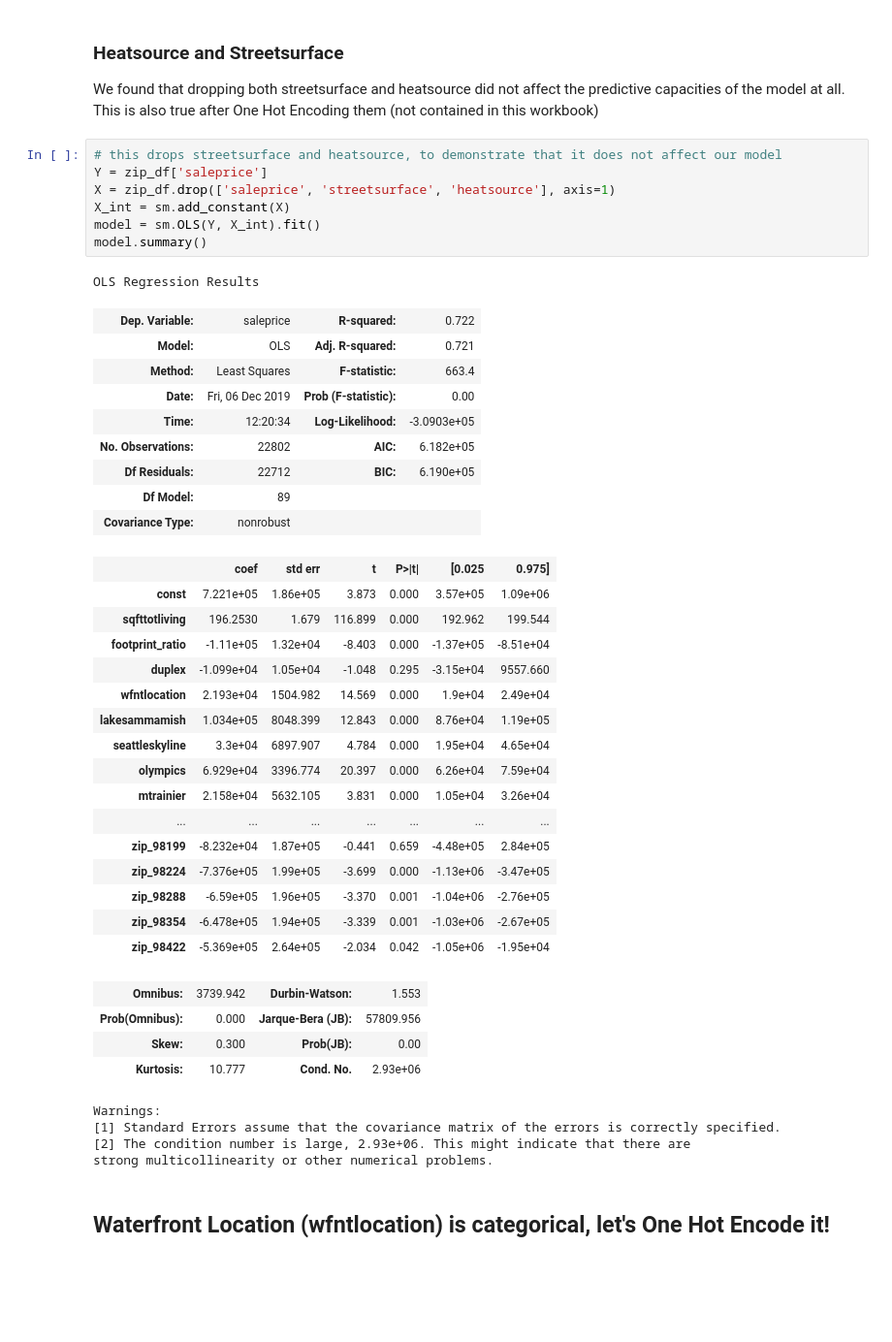
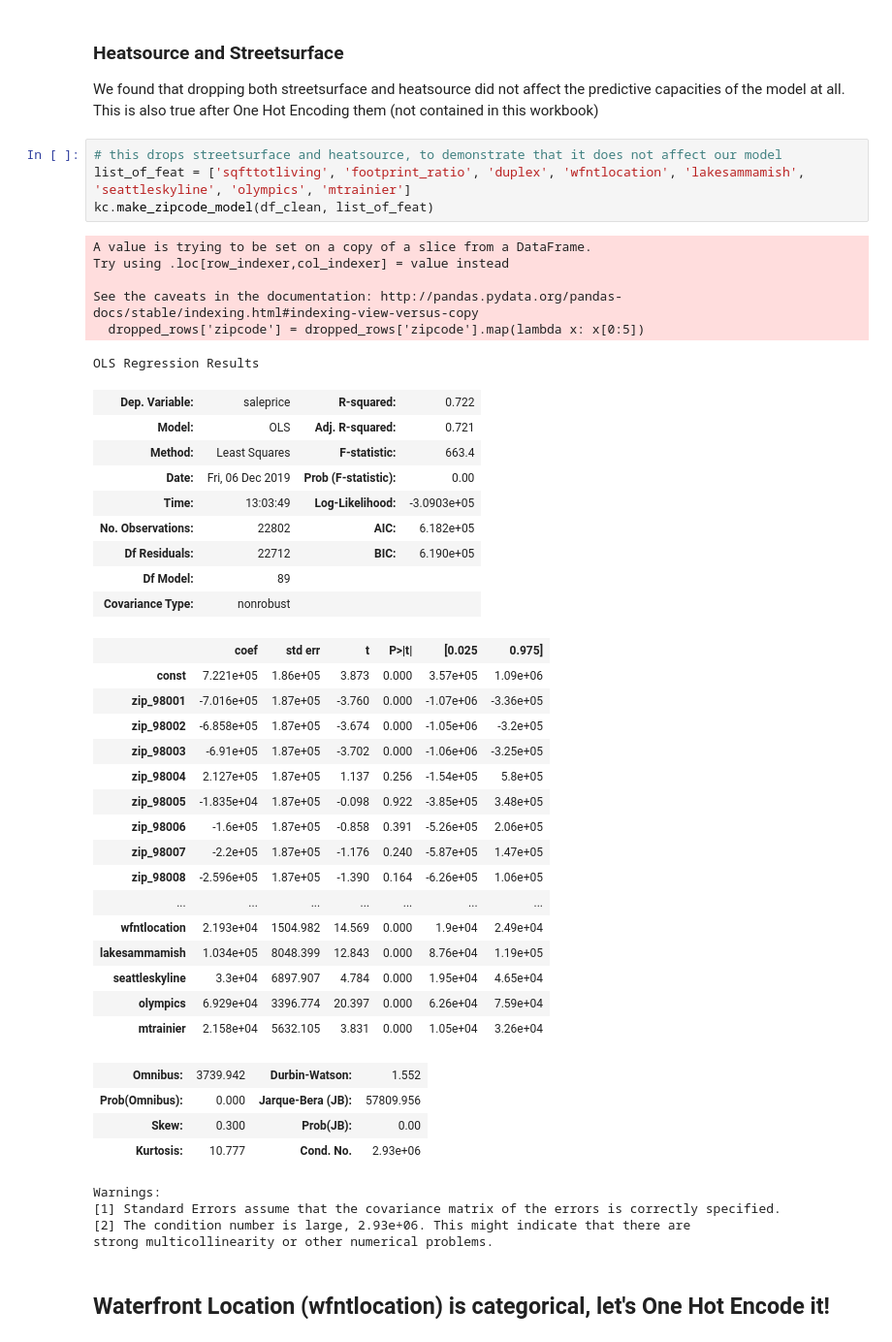
Before and after one commit to aabrahamson3/king-county-housing, a Jupyter notebook: notebooks/exploratory/EDA_Final.ipynb, the cells around one changed output. Shown at 97% size. Cells and saved outputs as stored; diff of their text form; blank space fills up the shorter version.

```diff
--- a/notebooks/exploratory/EDA_Final.ipynb
+++ b/notebooks/exploratory/EDA_Final.ipynb
@@ -341,45 +330,47 @@ We found that dropping both streetsurface and heatsource did not affect the pred
 at all. This is also true after One Hot Encoding them (not contained in this workbook)
 # %%
 # this drops streetsurface and heatsource, to demonstrate that it does not affect our model
-Y = zip_df['saleprice']
-X = zip_df.drop(['saleprice', 'streetsurface', 'heatsource'], axis=1)
-X_int = sm.add_constant(X)
-model = sm.OLS(Y, X_int).fit()
-model.summary()
+list_of_feat = ['sqfttotliving', 'footprint_ratio', 'duplex', 'wfntlocation', 'lakesammamish', 'seattleskyline', 'olympics', 'mtrainier']
+kc.make_zipcode_model(df_clean, list_of_feat)
 # %% [output]
-OLS Regression Results
+A value is trying to be set on a copy of a slice from a DataFrame.
+Try using .loc[row_indexer,col_indexer] = value instead
+
+See the caveats in the documentation: http://pandas.pydata.org/pandas-docs/stable/indexing.html#indexing-view-versus-copy
+  dropped_rows['zipcode'] = dropped_rows['zipcode'].map(lambda x: x[0:5])
+OLS Regression Results
 | Dep. Variable: | saleprice | R-squared: | 0.722 |
 | Model: | OLS | Adj. R-squared: | 0.721 |
 | Method: | Least Squares | F-statistic: | 663.4 |
 | Date: | Fri, 06 Dec 2019 | Prob (F-statistic): | 0.00 |
-| Time: | 12:20:34 | Log-Likelihood: | -3.0903e+05 |
+| Time: | 13:03:49 | Log-Likelihood: | -3.0903e+05 |
 | No. Observations: | 22802 | AIC: | 6.182e+05 |
 | Df Residuals: | 22712 | BIC: | 6.190e+05 |
 | Df Model: | 89 |  |  |
 | Covariance Type: | nonrobust |  |  |
 |  | coef | std err | t | P>|t| | [0.025 | 0.975] |
 | const | 7.221e+05 | 1.86e+05 | 3.873 | 0.000 | 3.57e+05 | 1.09e+06 |
-| sqfttotliving | 196.2530 | 1.679 | 116.899 | 0.000 | 192.962 | 199.544 |
-| footprint_ratio | -1.11e+05 | 1.32e+04 | -8.403 | 0.000 | -1.37e+05 | -8.51e+04 |
-| duplex | -1.099e+04 | 1.05e+04 | -1.048 | 0.295 | -3.15e+04 | 9557.660 |
+| zip_98001 | -7.016e+05 | 1.87e+05 | -3.760 | 0.000 | -1.07e+06 | -3.36e+05 |
+| zip_98002 | -6.858e+05 | 1.87e+05 | -3.674 | 0.000 | -1.05e+06 | -3.2e+05 |
+| zip_98003 | -6.91e+05 | 1.87e+05 | -3.702 | 0.000 | -1.06e+06 | -3.25e+05 |
+| zip_98004 | 2.127e+05 | 1.87e+05 | 1.137 | 0.256 | -1.54e+05 | 5.8e+05 |
+| zip_98005 | -1.835e+04 | 1.87e+05 | -0.098 | 0.922 | -3.85e+05 | 3.48e+05 |
+| zip_98006 | -1.6e+05 | 1.87e+05 | -0.858 | 0.391 | -5.26e+05 | 2.06e+05 |
+| zip_98007 | -2.2e+05 | 1.87e+05 | -1.176 | 0.240 | -5.87e+05 | 1.47e+05 |
+| zip_98008 | -2.596e+05 | 1.87e+05 | -1.390 | 0.164 | -6.26e+05 | 1.06e+05 |
+| ... | ... | ... | ... | ... | ... | ... |
 | wfntlocation | 2.193e+04 | 1504.982 | 14.569 | 0.000 | 1.9e+04 | 2.49e+04 |
 | lakesammamish | 1.034e+05 | 8048.399 | 12.843 | 0.000 | 8.76e+04 | 1.19e+05 |
 | seattleskyline | 3.3e+04 | 6897.907 | 4.784 | 0.000 | 1.95e+04 | 4.65e+04 |
 | olympics | 6.929e+04 | 3396.774 | 20.397 | 0.000 | 6.26e+04 | 7.59e+04 |
 | mtrainier | 2.158e+04 | 5632.105 | 3.831 | 0.000 | 1.05e+04 | 3.26e+04 |
-| ... | ... | ... | ... | ... | ... | ... |
-| zip_98199 | -8.232e+04 | 1.87e+05 | -0.441 | 0.659 | -4.48e+05 | 2.84e+05 |
-| zip_98224 | -7.376e+05 | 1.99e+05 | -3.699 | 0.000 | -1.13e+06 | -3.47e+05 |
-| zip_98288 | -6.59e+05 | 1.96e+05 | -3.370 | 0.001 | -1.04e+06 | -2.76e+05 |
-| zip_98354 | -6.478e+05 | 1.94e+05 | -3.339 | 0.001 | -1.03e+06 | -2.67e+05 |
-| zip_98422 | -5.369e+05 | 2.64e+05 | -2.034 | 0.042 | -1.05e+06 | -1.95e+04 |
-| Omnibus: | 3739.942 | Durbin-Watson: | 1.553 |
+| Omnibus: | 3739.942 | Durbin-Watson: | 1.552 |
 | Prob(Omnibus): | 0.000 | Jarque-Bera (JB): | 57809.956 |
 | Skew: | 0.300 | Prob(JB): | 0.00 |
 | Kurtosis: | 10.777 | Cond. No. | 2.93e+06 |
-Warnings:
-[1] Standard Errors assume that the covariance matrix of the errors is correctly specified.
-[2] The condition number is large, 2.93e+06. This might indicate that there are
-strong multicollinearity or other numerical problems.
+Warnings:
+[1] Standard Errors assume that the covariance matrix of the errors is correctly specified.
+[2] The condition number is large, 2.93e+06. This might indicate that there are
+strong multicollinearity or other numerical problems.
 # %% [markdown]
 ## Waterfront Location (wfntlocation) is categorical, let's One Hot Encode it!
```
Also changed, not shown: parts of 16 cells of this notebook.
